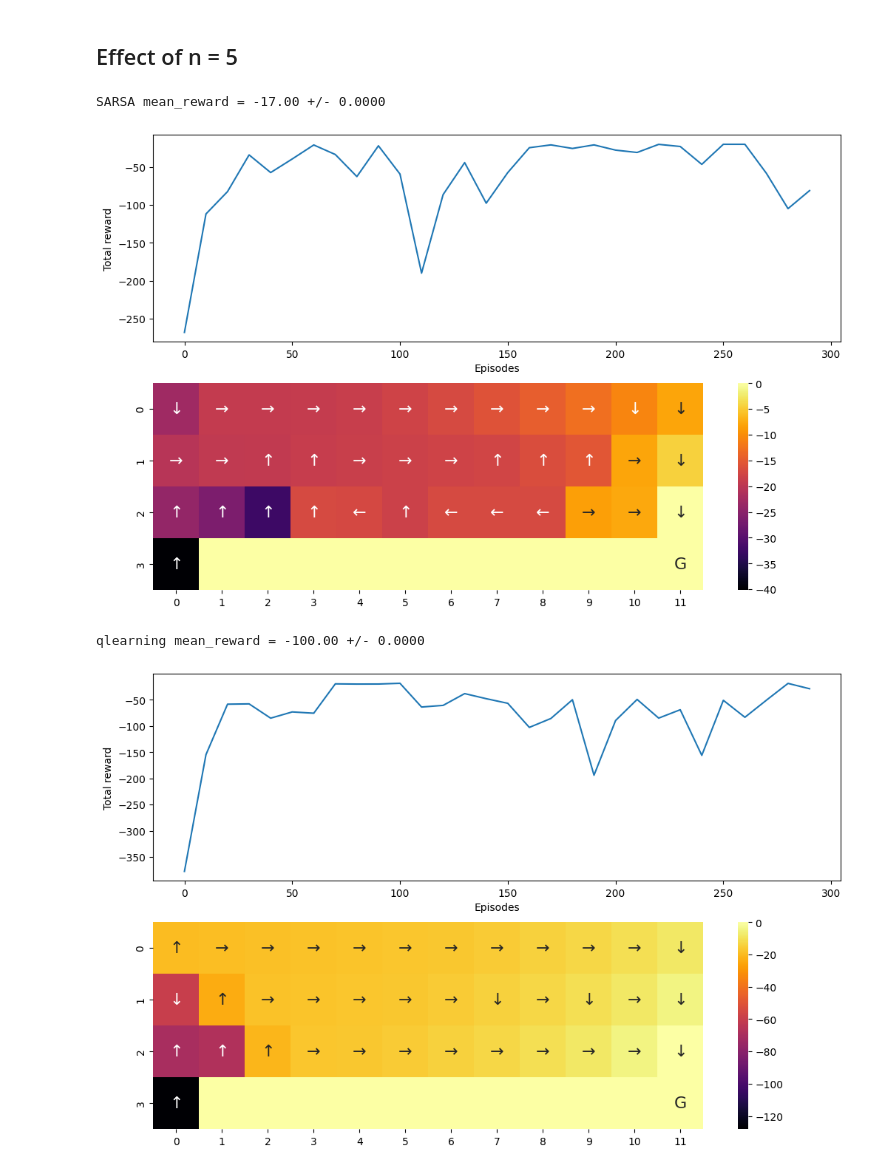
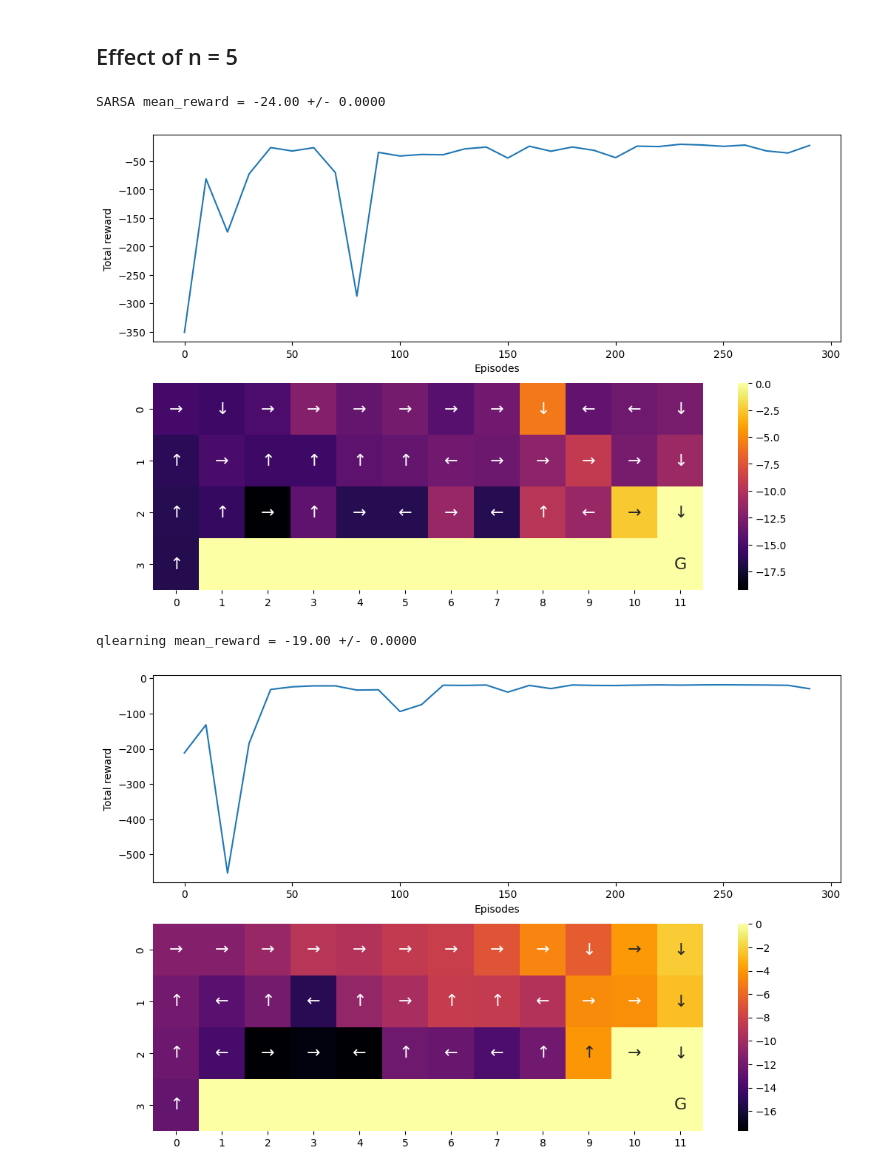
Before and after one commit to mj-amin-ece/RL, a Jupyter notebook: Home Works/HW2/HW2_P1_SARSA_and_QLearning.ipynb, the cells around one changed output. Cells and saved outputs as stored; diff of their text form; code cells hidden in the pictures.

```diff
--- a/Home Works/HW2/HW2_P1_SARSA_and_QLearning.ipynb
+++ b/Home Works/HW2/HW2_P1_SARSA_and_QLearning.ipynb
@@ -235,16 +239,17 @@ def evaluate_policy(env, Q, num_episodes=1, max_steps=100):
     for episode in range(num_episodes):
         state, _ = env.reset()
         total_reward = 0.0
+        done = False
 
         for step in range(max_steps):
 
 
           action = epsilon_greedy(state, Q)
-          next_state, reward, done,_, info = env.step(action)
+          next_state, reward, done,truncated, info = env.step(action)
 
           total_reward += reward
 
-          if done:
+          if done or truncated:
               break
 
           state = next_state
@@ -275,6 +280,8 @@ class learnEnvironment:
       for episode in range(self.episodes):
         t = 0
         Return = 0
+        n_step_state = deque([],n)
+        n_step_action = deque([],n)
         n_step_reward = deque([],n)
         state, _ = env.reset()
         done = False
@@ -290,10 +297,13 @@ class learnEnvironment:
             break
 
           n_step_reward.append(reward)
+          n_step_action.append(action)
+          n_step_state.append(state)
+
           T =  t - self.n + 1
           if T >= 0:
 
-              self.Q_table = learning_rule(n_step_reward,self.Q_table,state,action,next_state,self.discount,self.n,self.alpha)
+              self.Q_table = learning_rule(n_step_reward,self.Q_table,n_step_state[0],n_step_action[0],next_state,self.discount,self.n,self.alpha)
           t+=1
           state = next_state
 
@@ -352,7 +347,8 @@ def n_step_q_learning(n_step_reward, Q, state, action, next_state, discount, n,
     """
 
     # TODO: Compute the TD error
-    TD_error = calculate_n_step_Return(n_step_reward,discount) - Q[state][action]
+    best_next_action = greedy_policy(next_state, Q)
+    TD_error = calculate_n_step_Return(n_step_reward,discount) + (discount **n) * Q[next_state][best_next_action] - Q[state][action]
     Q[state][action] += alpha * TD_error
 
     return Q
@@ -845,11 +841,12 @@ np.random.seed(42)
 
 
 # TODO: Set number of episodes/trials
-n_episodes =      # Number of episodes
-n =               # Step size for n-step Q-learning
-discount =        # Discount factor
-alpha =           # Learning rate
-max_step =        # Maximum steps per episode
+n_episodes = 300  # Number of episodes
+n = 5             # Step size for n-step Q-learning
+discount = 0.95   # Discount factor
+alpha = 0.1      # Learning rate
+max_step = 1000   # Maximum steps per episode
+
 
 
 # Initialize environment
@@ -874,43 +871,43 @@ plot_performance(env, value_sarsa, reward_sums_sarsa)
 # env = gym.make('CliffWalking-v0', render_mode='rgb_array')
 # create_policy_eval_video(env, greedy_policy, 'SARSA', value_sarsa)
 # %% [output]
-SARSA mean_reward = -17.00 +/- 0.0000
+SARSA mean_reward = -24.00 +/- 0.0000
-[figure, old version]
+[figure, new version]
 # %%
 #@title Q-learning
 # Set for reproducibility, comment out / change seed value for different results
 np.random.seed(42)
 
 
 # TODO: Set number of episodes/trials
-n_episodes =      # Number of episodes
-n =               # Step size for n-step Q-learning
-discount =        # Discount factor
-alpha =           # Learning rate
-max_step =        # Maximum steps per episode
+n_episodes = 300  # Number of episodes
+n = 5             # Step size for n-step Q-learning
+discount = 0.95   # Discount factor
+alpha = 0.2       # Learning rate
+max_step = 1000   # Maximum steps per episode
 
 
 # Initialize environment
 env = gym.make('CliffWalking-v0')
 
 
 learning_algorithm = learnEnvironment(env,n_episodes,n,alpha,max_step,epsilon=0.1)
 
 # Solve Cliff Walking using SARSA
 results = learning_algorithm.learn(env, n_step_q_learning, epsilon_greedy)
 value_qlearning, reward_sums_qlearning = results
 
 
 # Evaluate Q-learning
 mean_reward, std_reward = evaluate_policy(env, value_qlearning)
 print(f"\nqlearning mean_reward = {mean_reward:.2f} +/- {std_reward:.4f}\n")
 
 # Plot results
 plot_performance(env, value_qlearning, reward_sums_qlearning)
 
 # Turn on render mode
 # env = gym.make('CliffWalking-v0', render_mode='rgb_array')
 # create_policy_eval_video(env, greedy_policy, 'qlearning', value_qlearning)
 # %% [output]
-qlearning mean_reward = -100.00 +/- 0.0000
+qlearning mean_reward = -19.00 +/- 0.0000
-[figure, old version]
+[figure, new version]
```
Also changed, not shown: parts of 13 cells of this notebook.
